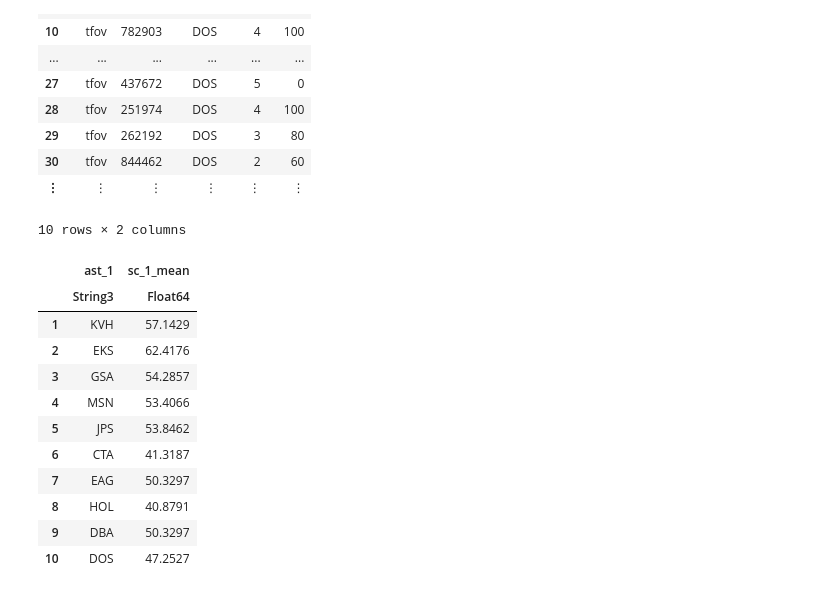
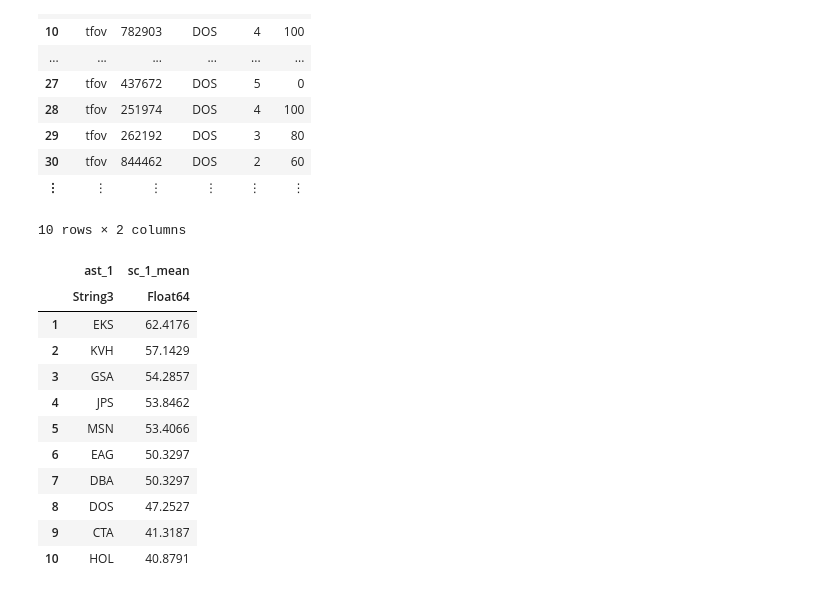
Before and after one commit to evaristegalois/binder-4233, a Jupyter notebook: julia/paperquiz.ipynb, the cells around one changed output. Cells and saved outputs as stored; diff of their text form; code cells hidden in the pictures.

```diff
--- a/julia/paperquiz.ipynb
+++ b/julia/paperquiz.ipynb
@@ -283,18 +283,18 @@ Last Group (91 rows): ast_1 = "DOS"
 | 30 | tfov | 844462 | DOS | 2 | 60 |
 | ⋮ | ⋮ | ⋮ | ⋮ | ⋮ | ⋮ |
 # %%
-combine(q4g,:sc_1 => mean)
+sort(combine(q4g,:sc_1 => mean),:sc_1_mean,rev=true)
 # %% [output]
 10 rows × 2 columns
 |  | ast_1 | sc_1_mean |
 |  | String3 | Float64 |
-| 1 | KVH | 57.1429 |
-| 2 | EKS | 62.4176 |
+| 1 | EKS | 62.4176 |
+| 2 | KVH | 57.1429 |
 | 3 | GSA | 54.2857 |
-| 4 | MSN | 53.4066 |
-| 5 | JPS | 53.8462 |
-| 6 | CTA | 41.3187 |
-| 7 | EAG | 50.3297 |
-| 8 | HOL | 40.8791 |
-| 9 | DBA | 50.3297 |
-| 10 | DOS | 47.2527 |
+| 4 | JPS | 53.8462 |
+| 5 | MSN | 53.4066 |
+| 6 | EAG | 50.3297 |
+| 7 | DBA | 50.3297 |
+| 8 | DOS | 47.2527 |
+| 9 | CTA | 41.3187 |
+| 10 | HOL | 40.8791 |
```
Also changed, not shown: parts of 2 cells of this notebook.
